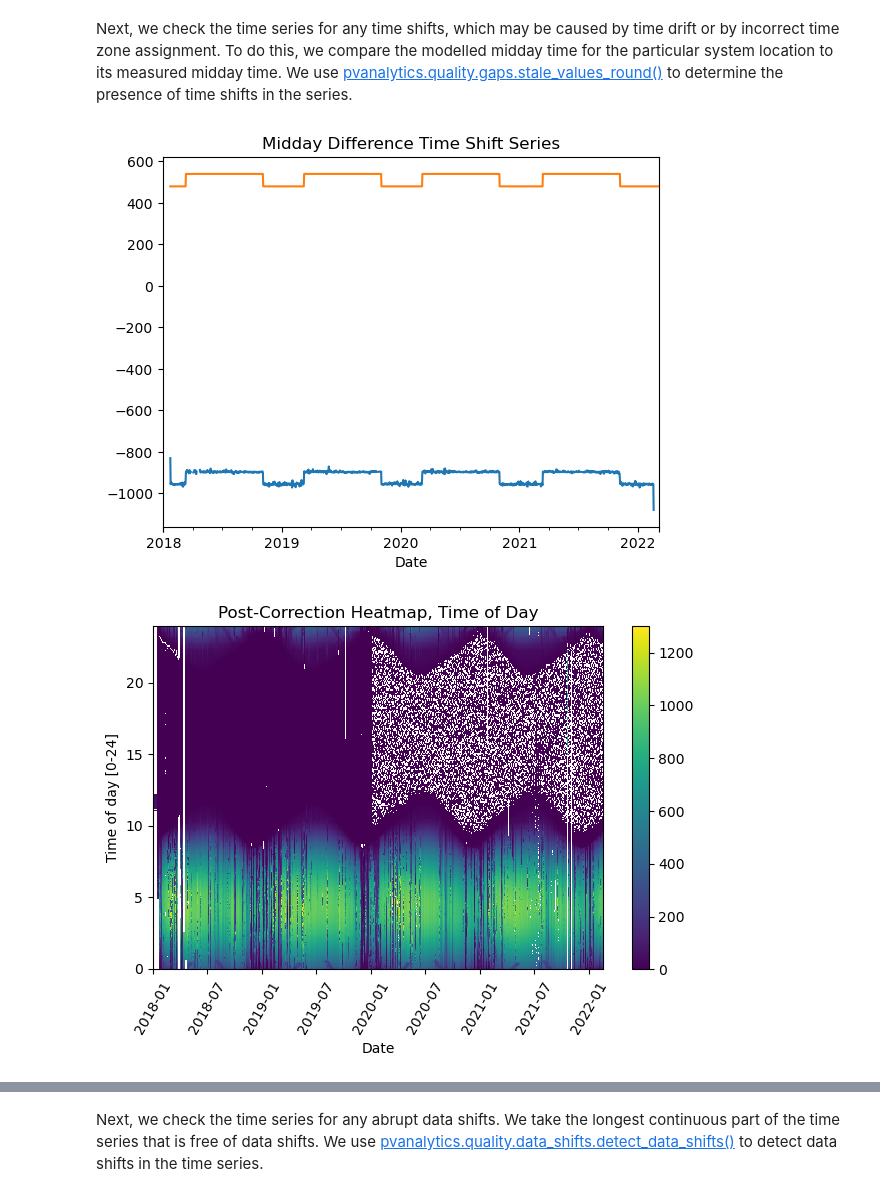
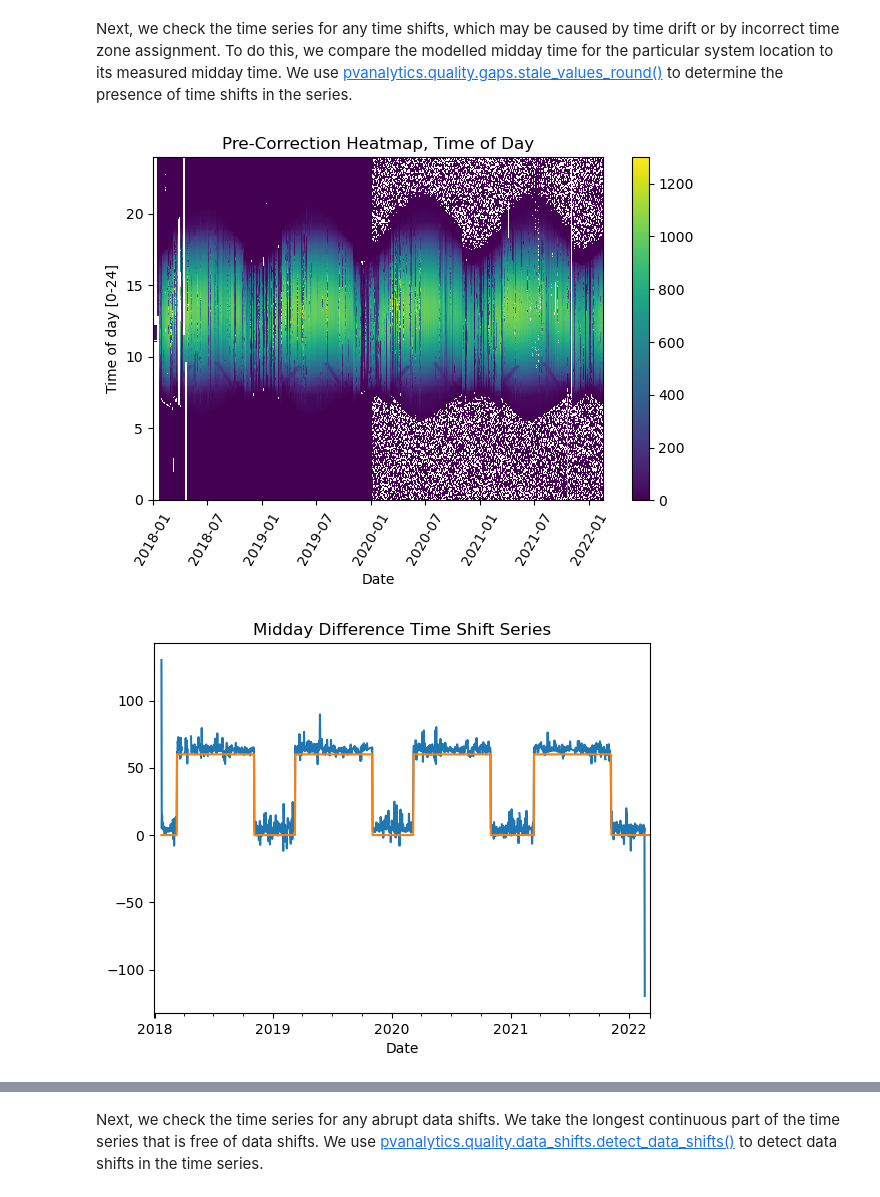
Before and after one commit to qnguyen345/pvdaq_access, a Jupyter notebook: tutorials/tutorials/1 - Downloading Data, and doing a Quality Assessment.ipynb, the cells around one changed output, grey strips where cells are left out. Drawn from its saved outputs; the diff is of its cells as text; code cells hidden in the pictures.

```diff
--- a/tutorials/tutorials/1 - Downloading Data, and doing a Quality Assessment.ipynb
+++ b/tutorials/tutorials/1 - Downloading Data, and doing a Quality Assessment.ipynb
@@ -206,7 +207,7 @@ concatenateData("2107", "./Data/")
 # %%
 # Read time series and set latitude and longitude
 main_time_series = pd.read_csv("./Data/system_2107_data.csv", index_col=0, parse_dates=True)
-main_time_series = main_time_series.tz_localize("Etc/GMT-8")
+main_time_series = main_time_series.tz_localize("Etc/GMT+8")
 # Temp and power sampled at every 15 mins
 main_time_series_15_min = main_time_series.resample("15T").mean()
 # Irradiance sampled at every 5 mins
@@ -582,10 +585,35 @@ irradiance_time_series = irradiance_time_series.asfreq(data_freq)
 # %% [markdown]
 Next, we check the time series for any time shifts, which may be caused by time drift or by incorrect time zone assignment. To do this, we compare the modelled midday time for the particular system location to its measured midday time. We use [pvanalytics.quality.gaps.stale_values_round()](https://pvanalytics--202.org.readthedocs.build/en/202/generated/pvanalytics.quality.gaps.stale_values_round.html#pvanalytics.quality.gaps.stale_values_round) to determine the presence of time shifts in the series.
 # %%
+# Plot the heatmap of the irradiance time series before time shift correction.
+plt.figure()
+# Get time of day from the associated datetime column
+time_of_day = pd.Series(irradiance_time_series.index.hour +
+                        irradiance_time_series.index.minute/60,
+                        index=irradiance_time_series.index)
+# Pivot the dataframe
+dataframe = pd.DataFrame(pd.concat([irradiance_time_series, time_of_day], axis=1))
+dataframe.columns = ["values", 'time_of_day']
+dataframe = dataframe.dropna()
+dataframe_pivoted = dataframe.pivot_table(index='time_of_day',
+                                          columns=dataframe.index.date,
+                                          values="values")
+plt.pcolormesh(dataframe_pivoted.columns,
+               dataframe_pivoted.index,
+               dataframe_pivoted,
+               shading='auto')
+plt.ylabel('Time of day [0-24]')
+plt.xlabel('Date')
+plt.xticks(rotation=60)
+plt.title('Pre-Correction Heatmap, Time of Day')
+plt.colorbar()
+plt.tight_layout()
+plt.show()
+
 # Get the modeled sunrise and sunset time series based on the system's
 # latitude-longitude coordinates
 modeled_sunrise_sunset_df = pvlib.solarposition.sun_rise_set_transit_spa(
-    irradiance_time_series.index, latitude, longitude)
+     irradiance_time_series.index, latitude, longitude)
 
 # Calculate the midday point between sunrise and sunset for each day
 # in the modeled irradiance series
@@ -666,12 +694,12 @@ for idx in range(len(changepoint_amts)):
                                 "time_shift": change_amt})
 
 # Correct any time shifts in the time series
-new_index = pd.Series(irradiance_time_series.index, index=irradiance_time_series.index)
+new_index = pd.Series(irradiance_time_series.index, index=irradiance_time_series.index).dropna()
 for i in time_shift_list:
     if pd.notna(i['time_shift']):
         new_index[(irradiance_time_series.index >= pd.to_datetime(i['datetime_start'])) &
-                  (irradiance_time_series.index < pd.to_datetime(i['datetime_end']))] = \
-            irradiance_time_series.index + pd.Timedelta(minutes=i['time_shift'])
+              (irradiance_time_series.index < pd.to_datetime(i['datetime_end']))] = \
+        irradiance_time_series.index + pd.Timedelta(minutes=i['time_shift'])
 irradiance_time_series.index = new_index
 
 # Remove duplicated indices and sort the time series (just in case)
@@ -680,36 +708,37 @@ irradiance_time_series = irradiance_time_series[~irradiance_time_series.index.du
 
 # Plot the difference between measured and modeled midday, as well as the
 # CPD-estimated time shift series.
+plt.figure()
 midday_diff_series.plot()
 time_shift_series.plot()
 plt.title("Midday Difference Time Shift Series")
 plt.xlabel("Date")
 plt.show()
 
 # Plot the heatmap of the irradiance time series
 plt.figure()
 # Get time of day from the associated datetime column
 time_of_day = pd.Series(irradiance_time_series.index.hour +
                         irradiance_time_series.index.minute/60,
                         index=irradiance_time_series.index)
 # Pivot the dataframe
 dataframe = pd.DataFrame(pd.concat([irradiance_time_series, time_of_day], axis=1))
 dataframe.columns = ["values", 'time_of_day']
 dataframe = dataframe.dropna()
 dataframe_pivoted = dataframe.pivot_table(index='time_of_day',
                                           columns=dataframe.index.date,
                                           values="values")
 plt.pcolormesh(dataframe_pivoted.columns,
                dataframe_pivoted.index,
                dataframe_pivoted,
                shading='auto')
 plt.ylabel('Time of day [0-24]')
 plt.xlabel('Date')
 plt.xticks(rotation=60)
 plt.title('Post-Correction Heatmap, Time of Day')
 plt.colorbar()
 plt.tight_layout()
 plt.show()
 # %% [output]
-[figure, old version]
+[figure, new version]
-[figure, old version]
+[figure, new version]
```
Also changed, not shown: parts of 27 cells of this notebook, 1 other file.
